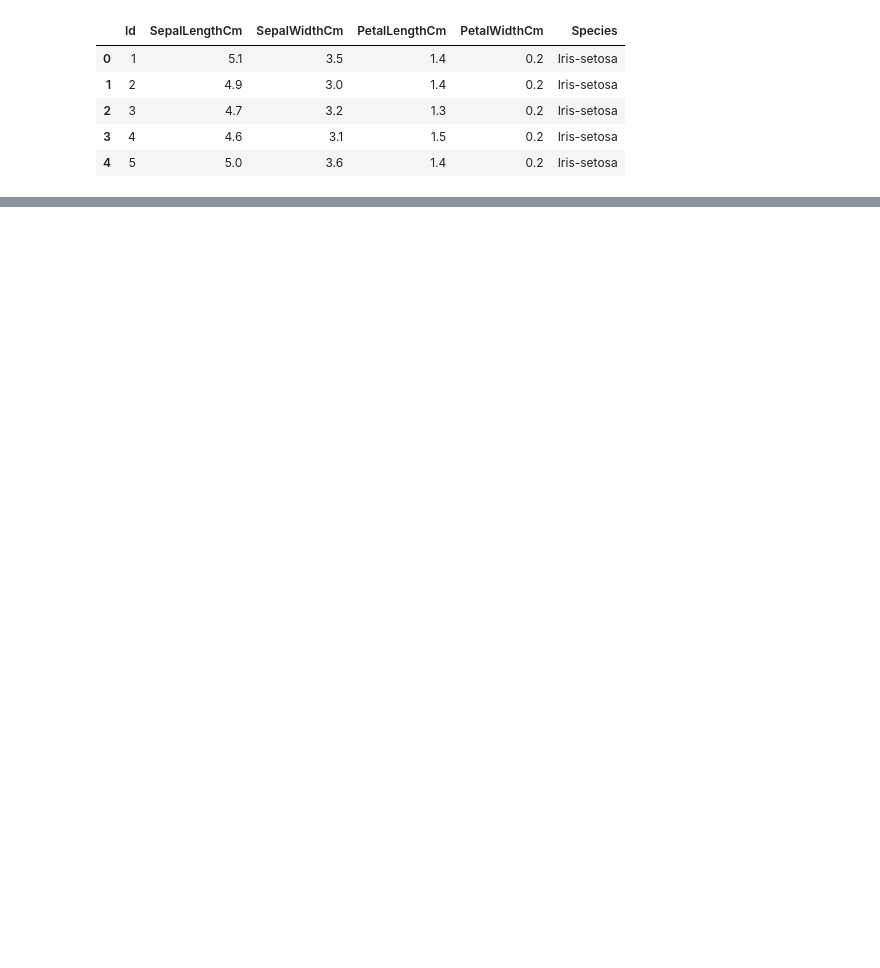
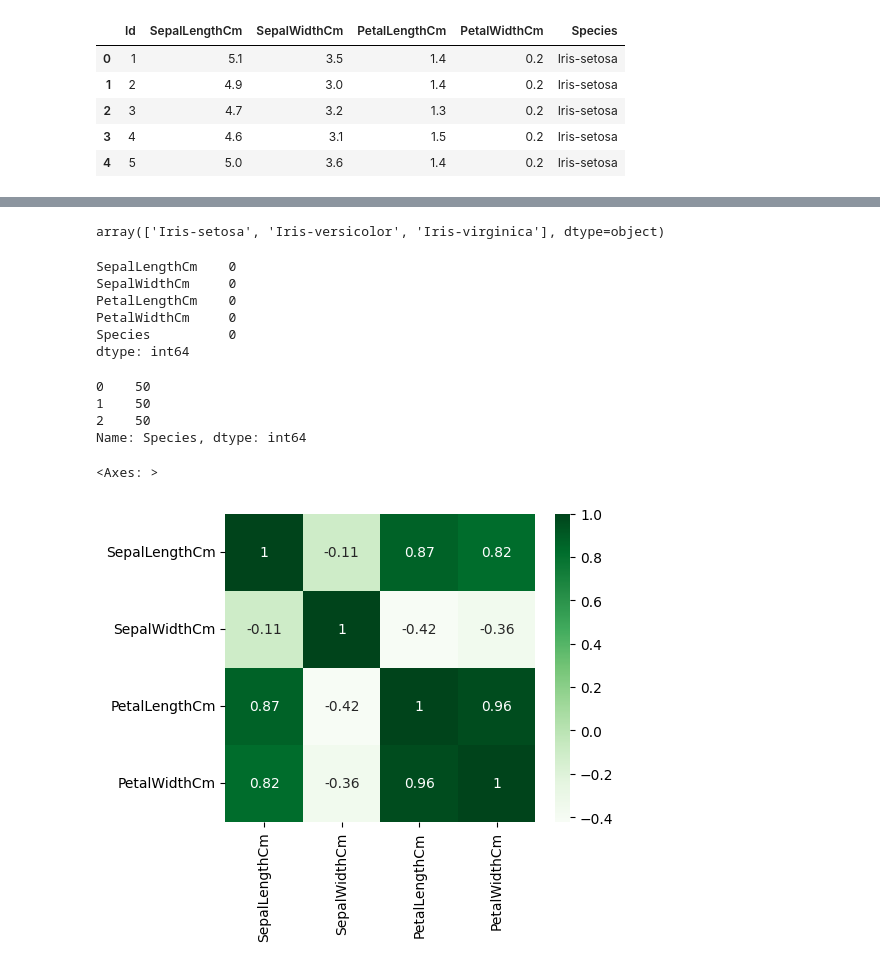
Before and after one commit to NituY/Iris-Flower-Classification, a Jupyter notebook: Task-1 Iris.ipynb, the cells around one changed output, grey strips where cells are left out. Saved outputs shown, nothing was run; the diff lists cells and outputs as text; code cells hidden in the pictures; blank space fills up the shorter version.

```diff
--- a/Task-1 Iris.ipynb
+++ b/Task-1 Iris.ipynb
@@ -7,6 +11,6 @@ from sklearn.metrics import classification_report, confusion_matrix
 # %%
 # Load the dataset
-data = pd.read_csv(r'C:/Users/user/Downloads/archive (3)/Iris.csv')
+df = pd.read_csv(r'C:/Users/user/Downloads/archive (3)/Iris.csv')
 
 #dataset = pd.read_csv(url, names=names)
 # %%
@@ -62,0 +41,30 @@ Iris-versicolor       1.00      1.00      1.00         9
+# %%
+df = df.drop(['Id'],axis=1)
+# %%
+df['Species'].unique()
+# %% [output]
+array(['Iris-setosa', 'Iris-versicolor', 'Iris-virginica'], dtype=object)
+# %%
+df['Species'].replace(['Iris-setosa', 'Iris-versicolor', 'Iris-virginica'],['0','1','2'],inplace=True)
+# %%
+df.isnull().sum()
+# %% [output]
+SepalLengthCm    0
+SepalWidthCm     0
+PetalLengthCm    0
+PetalWidthCm     0
+Species          0
+dtype: int64
+# %%
+df['Species'].value_counts()
+# %% [output]
+0    50
+1    50
+2    50
+Name: Species, dtype: int64
+# %%
+plt.figure(figsize=(5,4))
+sns.heatmap(df.corr(),annot=True,cmap='Greens')
+# %% [output]
+<Axes: >
+[figure, added]
```
Also changed, not shown: parts of 12 cells of this notebook.
